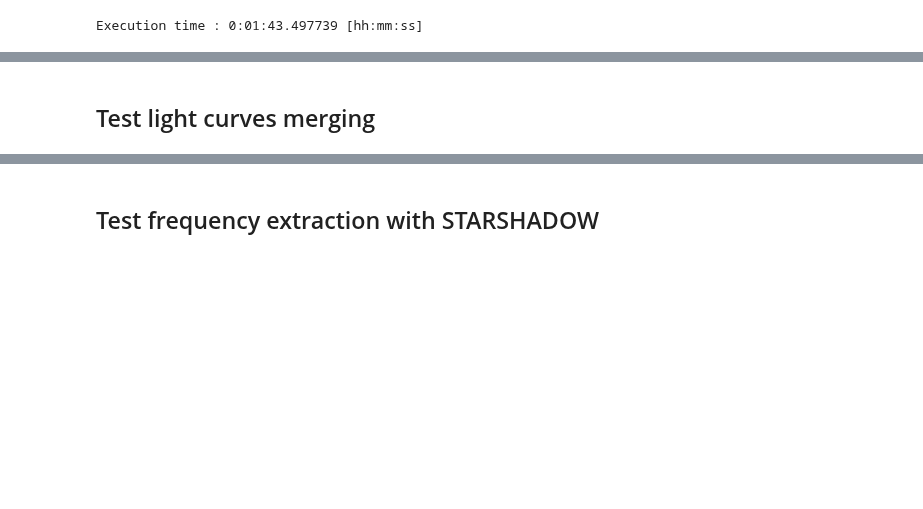
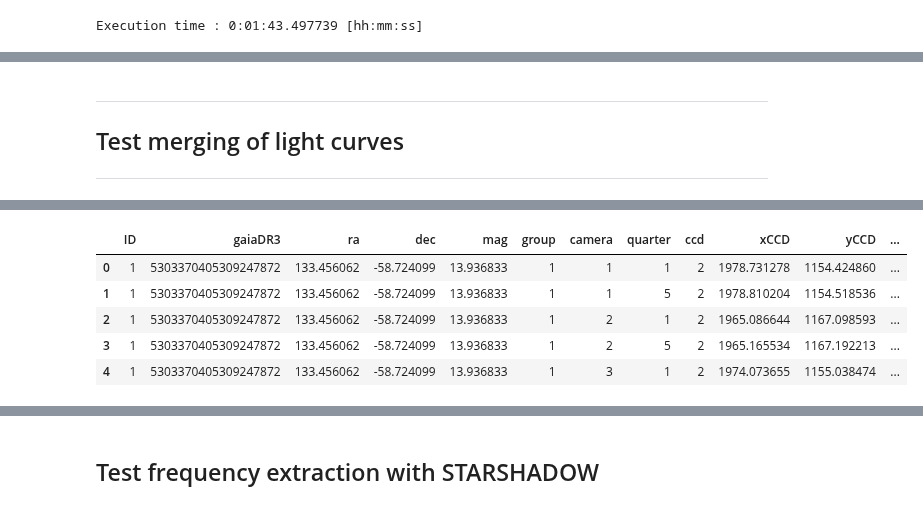
Before and after one commit to ivs-kuleuven/platosim3, a Jupyter notebook: docs/technicalnotes/MOCKA/Post-processing.ipynb, the cells around one changed output, grey strips where cells are left out. Cells and saved outputs as stored; diff of their text form; code cells hidden in the pictures; blank space fills up the shorter version.

```diff
--- a/docs/technicalnotes/MOCKA/Post-processing.ipynb
+++ b/docs/technicalnotes/MOCKA/Post-processing.ipynb
@@ -339,4 +246,8 @@ df = lc.clip(model='wotan', replace=True, plot=True, flux_unit='ppt')
 # %% [markdown]
-## Test light curves merging
+---
+## Test merging of light curves
+---
 # %%
-lcs = LightCurve(f'{path}/test_vsc/output_affogato/000000002', 'multi')
+path = '/lhome/nicholas/software/workdir/mocka_affogato'
+fdir = f'{path}/test_vsc/output/000000001'
+lcs = LightCurve(fdir, 'multi')
@@ -342,0 +256,4 @@ lcs = LightCurve(f'{path}/test_vsc/output_affogato/000000002', 'multi')
+# %%
+df = lcs.stat_sim_table(ofile=f'{fdir}/lc_final_000000001.tab', clean=True)
+df.head()
+# %% [output]
@@ -342,0 +261,6 @@ lcs = LightCurve(f'{path}/test_vsc/output_affogato/000000002', 'multi')
+|  | ID | gaiaDR3 | ra | dec | mag | group | camera | quarter | ccd | xCCD | yCCD | ... |
+| 0 | 1 | 5303370405309247872 | 133.456062 | -58.724099 | 13.936833 | 1 | 1 | 1 | 2 | 1978.731278 | 1154.424860 | ... |
+| 1 | 1 | 5303370405309247872 | 133.456062 | -58.724099 | 13.936833 | 1 | 1 | 5 | 2 | 1978.810204 | 1154.518536 | ... |
+| 2 | 1 | 5303370405309247872 | 133.456062 | -58.724099 | 13.936833 | 1 | 2 | 1 | 2 | 1965.086644 | 1167.098593 | ... |
+| 3 | 1 | 5303370405309247872 | 133.456062 | -58.724099 | 13.936833 | 1 | 2 | 5 | 2 | 1965.165534 | 1167.192213 | ... |
+| 4 | 1 | 5303370405309247872 | 133.456062 | -58.724099 | 13.936833 | 1 | 3 | 1 | 2 | 1974.073655 | 1155.038474 | ... |
```
Also changed, not shown: parts of 38 cells of this notebook, 7 other files.
